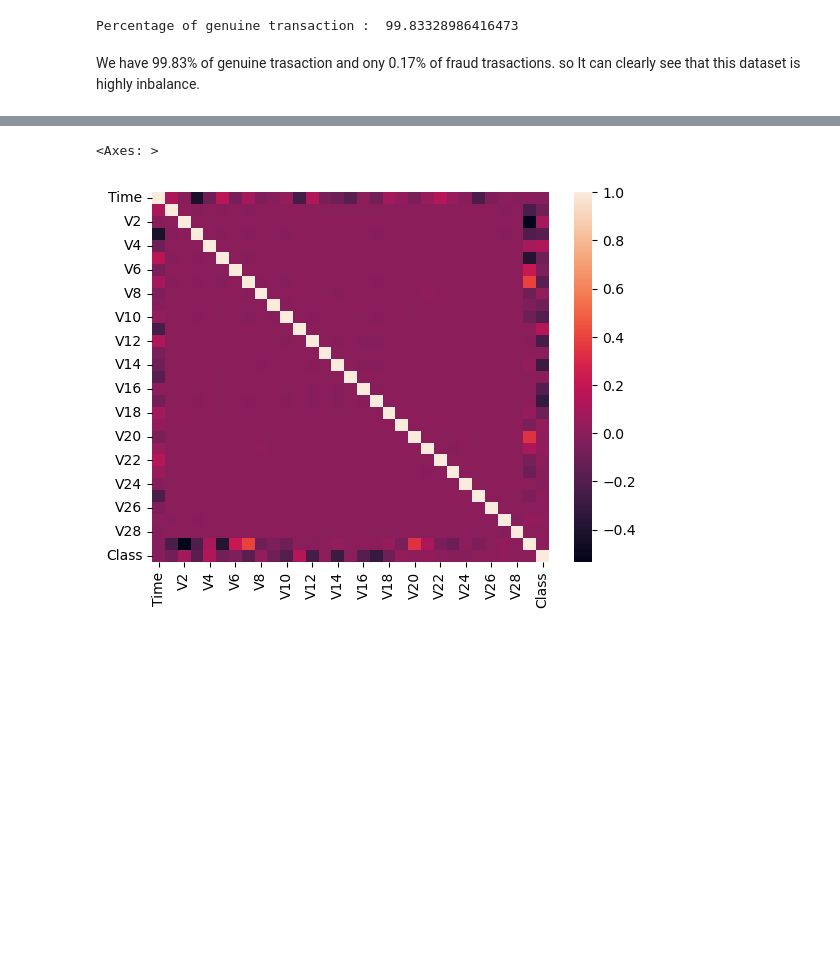
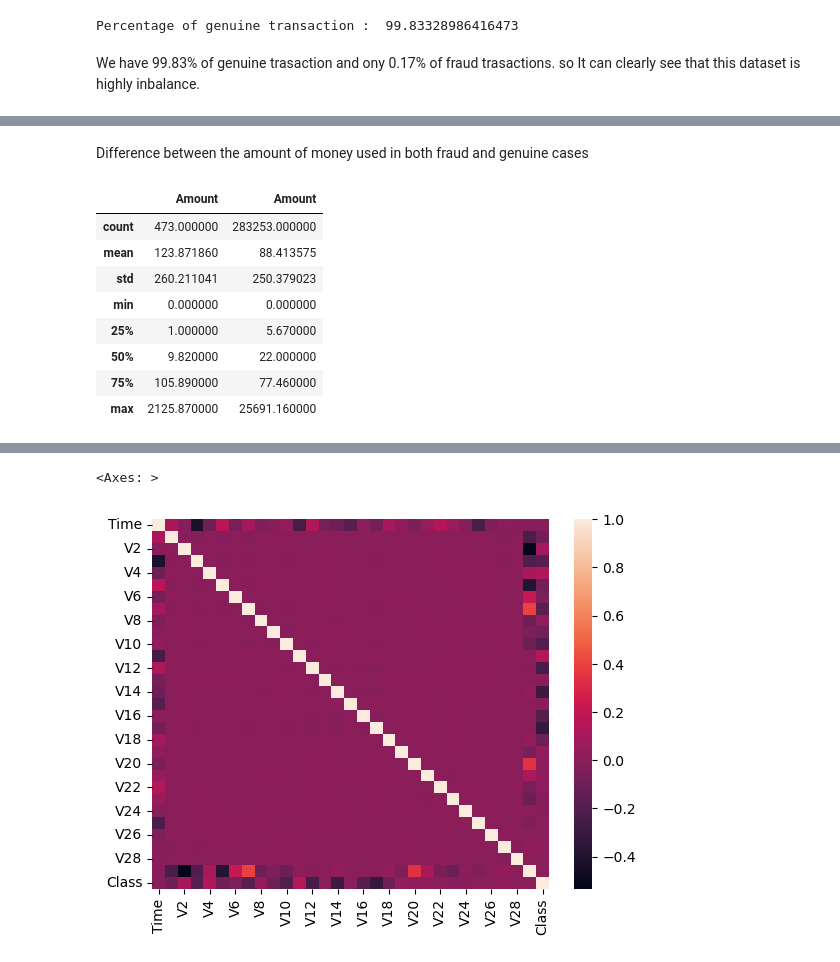
Before and after one commit to s17465ravindu/Dynamic-fraud-detection-in-streaming-financial-data, a Jupyter notebook: Src/EDA.ipynb, the cells around one changed output, grey strips where cells are left out. Drawn from its saved outputs; the diff is of its cells as text; code cells hidden in the pictures; blank space fills up the shorter version.

```diff
--- a/Src/EDA.ipynb
+++ b/Src/EDA.ipynb
@@ -124,0 +141,14 @@ We have 99.83% of genuine trasaction and ony 0.17% of fraud trasactions. so It c
+# %% [markdown]
+Difference between the amount of money used in both fraud and genuine cases
+# %%
+pd.concat([fraud['Amount'].describe(),genuine['Amount'].describe()],axis=1)
+# %% [output]
+|  | Amount | Amount |
+| count | 473.000000 | 283253.000000 |
+| mean | 123.871860 | 88.413575 |
+| std | 260.211041 | 250.379023 |
+| min | 0.000000 | 0.000000 |
+| 25% | 1.000000 | 5.670000 |
+| 50% | 9.820000 | 22.000000 |
+| 75% | 105.890000 | 77.460000 |
+| max | 2125.870000 | 25691.160000 |
```
Also changed, not shown: parts of 6 cells of this notebook.
